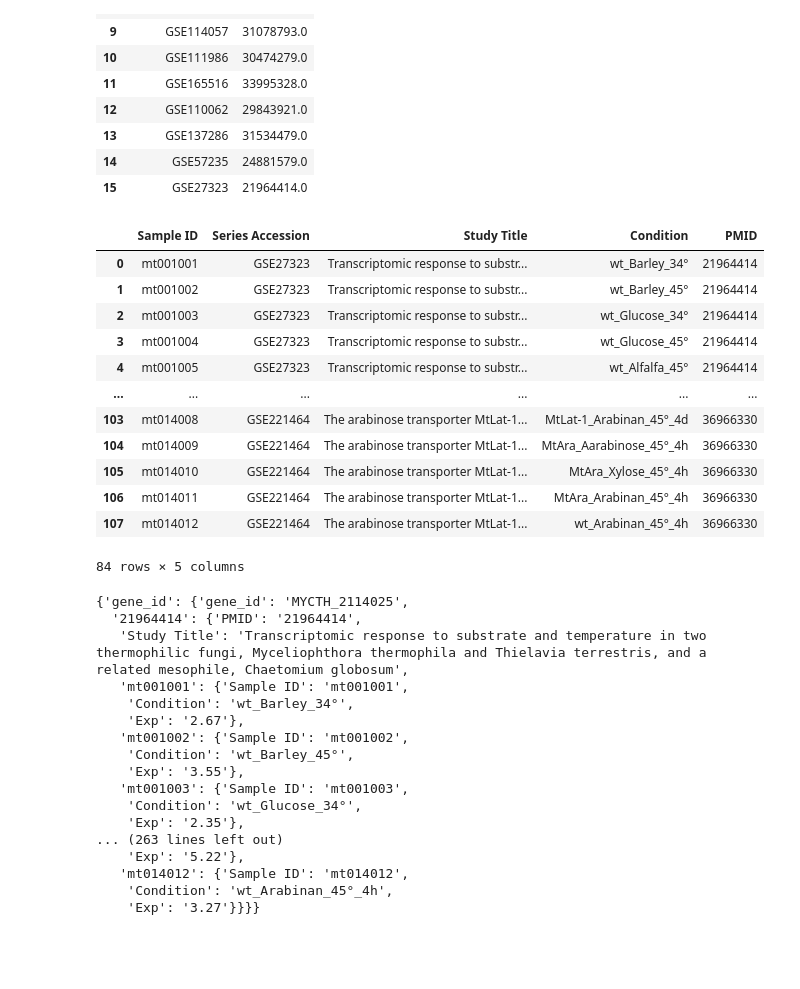
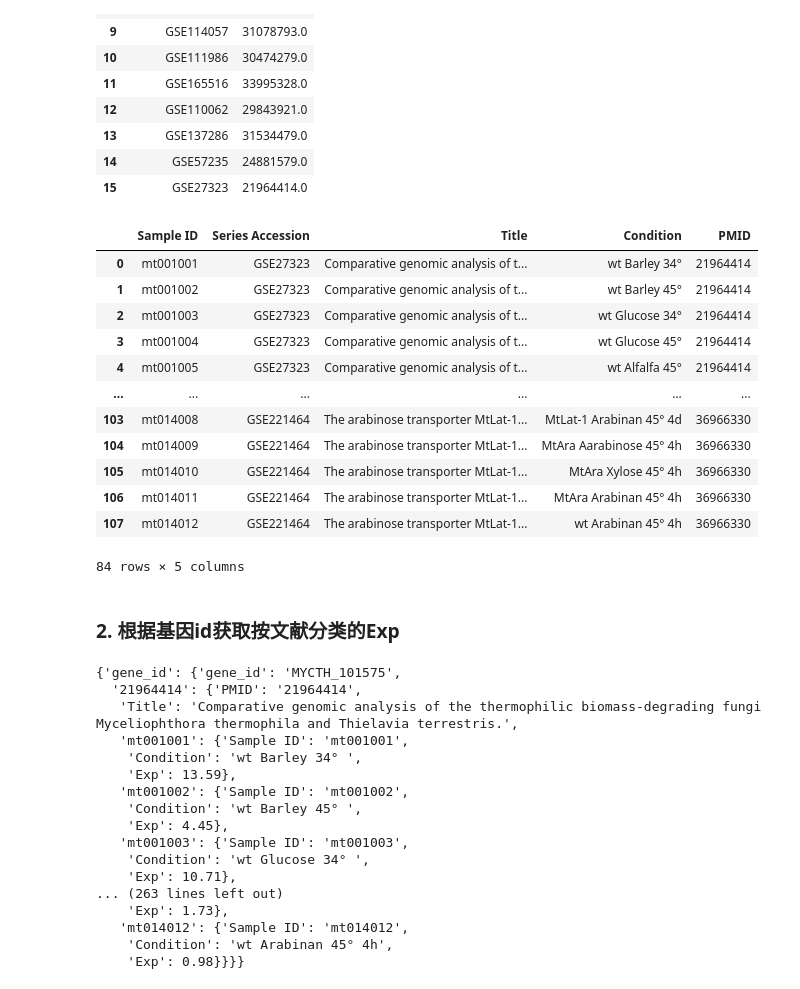
Before and after one commit to dongchen1998/mtd, a Jupyter notebook: search/myceliophthora_thermophila/transcriptome/Get_gene_exp.ipynb, the cells around one changed output. Saved outputs shown, nothing was run; the diff lists cells and outputs as text; code cells hidden in the pictures; blank space fills up the shorter version.

```diff
--- a/search/myceliophthora_thermophila/transcriptome/Get_gene_exp.ipynb
+++ b/search/myceliophthora_thermophila/transcriptome/Get_gene_exp.ipynb
@@ -1,12 +8,7 @@
 # %%
-import pandas as pd
-import numpy as np
-import os
-import json
-
 # 读取当前目录下的sample.tsv
 df = pd.read_csv('sample.tsv', sep='\t')
 df['Time'] = df['Time'].fillna('')
-df['Condition'] = df['Strain'] + '_' + df['Carbon Sources'] + '_' + df['Temperature'].fillna('NA') + '_' + df['Time'].fillna('NA')
-df.head()
+df['Condition'] = df['Strain'] + ' ' + df['Carbon Sources'] + ' ' + df['Temperature'].fillna('NA') + ' ' + df['Time'].fillna('NA')
+df
 # %% [output]
@@ -19,6 +28,6 @@ df.head()
 # %%
 # df保留Sample Number、Sample ID、Series ID、Study Title、Species、Strain、Sample Name、Canbon Sources、Temperature列
-df_1 = df[['Sample ID', 'Series Accession','Study Title', 'Condition']]
+df_1 = df[['Sample ID', 'Series Accession','Title', 'Condition']]
 
 # 如果Conditon最后一位是_，则去掉
 df_1.loc[:,'Condition'] = df_1['Condition'].apply(lambda x: x[:-1] if x[-1] == '_' else x)
@@ -65,51 +74,55 @@ df_2.head(20)
 # %%
 # 将df_1和df_2合并，根据Series ID列
 df_3 = pd.merge(df_1, df_2, on='Series Accession', how='left')
 
 # 重置索引
 df_3 = df_3.reset_index(drop=True)
 
 df_3['PMID'] = df_3['PMID'].astype(str)
 df_3 = df_3[df_3['PMID'] != 'nan']
 
 # PMID去掉最后两个字符
 df_3['PMID'] = df_3['PMID'].apply(lambda x: x[:-2] if x[-2:] == '.0' else x)
 
-# 保存df_3为csv文件
+# 保存df_3为tsv文件
+df_3.to_csv('sample_condition.tsv', sep='\t', index=False)
+
 df_3
-# df_3.to_csv('sample_condition.csv', index=False)
 # %% [output]
-|  | Sample ID | Series Accession | Study Title | Condition | PMID |
-| 0 | mt001001 | GSE27323 | Transcriptomic response to substr... | wt_Barley_34° | 21964414 |
-| 1 | mt001002 | GSE27323 | Transcriptomic response to substr... | wt_Barley_45° | 21964414 |
-| 2 | mt001003 | GSE27323 | Transcriptomic response to substr... | wt_Glucose_34° | 21964414 |
-| 3 | mt001004 | GSE27323 | Transcriptomic response to substr... | wt_Glucose_45° | 21964414 |
-| 4 | mt001005 | GSE27323 | Transcriptomic response to substr... | wt_Alfalfa_45° | 21964414 |
+|  | Sample ID | Series Accession | Title | Condition | PMID |
+| 0 | mt001001 | GSE27323 | Comparative genomic analysis of t... | wt Barley 34° | 21964414 |
+| 1 | mt001002 | GSE27323 | Comparative genomic analysis of t... | wt Barley 45° | 21964414 |
+| 2 | mt001003 | GSE27323 | Comparative genomic analysis of t... | wt Glucose 34° | 21964414 |
+| 3 | mt001004 | GSE27323 | Comparative genomic analysis of t... | wt Glucose 45° | 21964414 |
+| 4 | mt001005 | GSE27323 | Comparative genomic analysis of t... | wt Alfalfa 45° | 21964414 |
 | ... | ... | ... | ... | ... | ... |
-| 103 | mt014008 | GSE221464 | The arabinose transporter MtLat-1... | MtLat-1_Arabinan_45°_4d | 36966330 |
-| 104 | mt014009 | GSE221464 | The arabinose transporter MtLat-1... | MtAra_Aarabinose_45°_4h | 36966330 |
-| 105 | mt014010 | GSE221464 | The arabinose transporter MtLat-1... | MtAra_Xylose_45°_4h | 36966330 |
-| 106 | mt014011 | GSE221464 | The arabinose transporter MtLat-1... | MtAra_Arabinan_45°_4h | 36966330 |
-| 107 | mt014012 | GSE221464 | The arabinose transporter MtLat-1... | wt_Arabinan_45°_4h | 36966330 |
+| 103 | mt014008 | GSE221464 | The arabinose transporter MtLat-1... | MtLat-1 Arabinan 45° 4d | 36966330 |
+| 104 | mt014009 | GSE221464 | The arabinose transporter MtLat-1... | MtAra Aarabinose 45° 4h | 36966330 |
+| 105 | mt014010 | GSE221464 | The arabinose transporter MtLat-1... | MtAra Xylose 45° 4h | 36966330 |
+| 106 | mt014011 | GSE221464 | The arabinose transporter MtLat-1... | MtAra Arabinan 45° 4h | 36966330 |
+| 107 | mt014012 | GSE221464 | The arabinose transporter MtLat-1... | wt Arabinan 45° 4h | 36966330 |
 84 rows × 5 columns
+# %% [markdown]
+### 2. 根据基因id获取按文献分类的Exp
 # %%
 def get_gene_exp(gene):
     """
     根据基因id，返回该基因在各个文献对应样本的TPM表达量
     """
 
-    # 读取exp.tsv和sample_condition.csv，分别为基因的表达量(重复样本取平均值)和基因对应的文献与样本信息
     df_exp_fname = pd.read_csv('exp.tsv', sep='\t')
-    df_condition = pd.read_csv('sample_condition.csv', sep=',')
+    df_condition = pd.read_csv('sample_condition.tsv', sep='\t')
 
-    # 根据gene id从df_exp_fname中取出对应的行，并且将TPM标准化为log2(x + 1)
+    # 根据gene id从df_exp_fname中取出对应的行
     df = df_exp_fname[df_exp_fname['Gene id'] == gene].copy()
     # df.iloc[:, 1:] = df.iloc[:, 1:].applymap(lambda x: np.log2(x + 1)).round(2)
 
-    df_condition['Sample Exp'] = df_condition['Sample ID'].map(df.set_index('Gene id').iloc[:, 0:].T.to_dict()[gene])  # 原先是Sample Number，改叫为Sample ID
+    # 根据基因ID从exp表中，取出该基因在各个样本的表达量
+    df_condition['Sample Exp'] = df_condition['Sample ID'].map(df.set_index('Gene id').iloc[:, 0:].T.to_dict()[gene])
 
     # df_condition返回的是一个dataframe；构造字典
     output_dict = {
+        # 'gene_info': {
         'gene_id': {
             'gene_id': gene
         }
@@ -119,13 +132,14 @@ def get_gene_exp(gene):
         if pmid not in output_dict['gene_id']:
             output_dict['gene_id'][pmid] = {
                 'PMID': pmid,
-                'Study Title': row['Study Title'],
+                'Title': row['Title'],
             }
         sample_number = row['Sample ID']
         output_dict['gene_id'][pmid][sample_number] = {
             'Sample ID': sample_number,
             'Condition': row['Condition'],
-            'Exp': str(row['Sample Exp'])
+            # 'Exp': str(row['Sample Exp'])
+            'Exp': row['Sample Exp']
         }
 
     # # output_dict转为json格式
@@ -133,26 +147,26 @@ def get_gene_exp(gene):
 
     return output_dict
 
-dict_gene_exp = get_gene_exp('MYCTH_2114025')
+dict_gene_exp = get_gene_exp('MYCTH_101575')
 dict_gene_exp
 # %% [output]
-{'gene_id': {'gene_id': 'MYCTH_2114025',
+{'gene_id': {'gene_id': 'MYCTH_101575',
   '21964414': {'PMID': '21964414',
-   'Study Title': 'Transcriptomic response to substrate and temperature in two thermophilic fungi, Myceliophthora thermophila and Thielavia terrestris, and a related mesophile, Chaetomium globosum',
+   'Title': 'Comparative genomic analysis of the thermophilic biomass-degrading fungi Myceliophthora thermophila and Thielavia terrestris.',
    'mt001001': {'Sample ID': 'mt001001',
-    'Condition': 'wt_Barley_34°',
-    'Exp': '2.67'},
+    'Condition': 'wt Barley 34° ',
+    'Exp': 13.59},
    'mt001002': {'Sample ID': 'mt001002',
-    'Condition': 'wt_Barley_45°',
-    'Exp': '3.55'},
+    'Condition': 'wt Barley 45° ',
+    'Exp': 4.45},
    'mt001003': {'Sample ID': 'mt001003',
-    'Condition': 'wt_Glucose_34°',
-    'Exp': '2.35'},
+    'Condition': 'wt Glucose 34° ',
+    'Exp': 10.71},
 ... (263 lines left out)
-    'Exp': '5.22'},
+    'Exp': 1.73},
    'mt014012': {'Sample ID': 'mt014012',
-    'Condition': 'wt_Arabinan_45°_4h',
-    'Exp': '3.27'}}}}
+    'Condition': 'wt Arabinan 45° 4h',
+    'Exp': 0.98}}}}
 # %%
 #将output_dict 转为json文件
 with open('gene_exp.json', 'w') as f:
```
Also changed, not shown: parts of 4 cells of this notebook, 34 other files.
